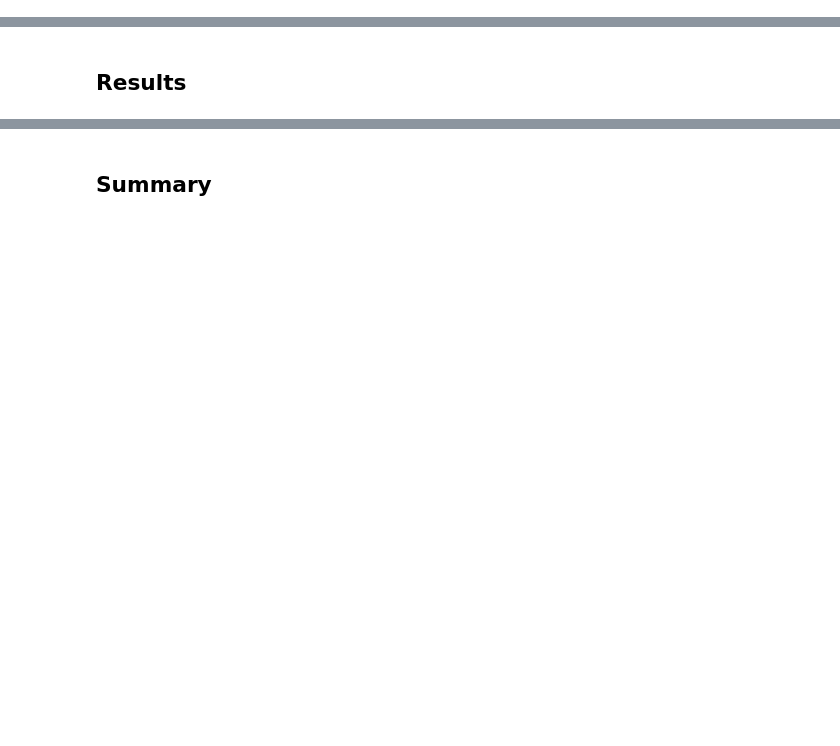
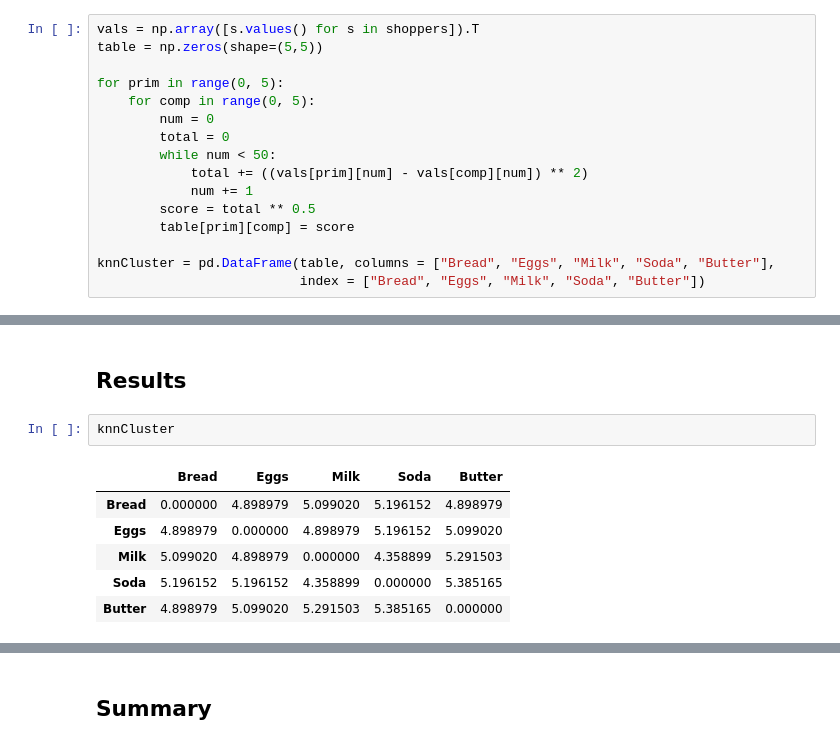
Before and after one commit to bmoretz/MSDS-DataEngineering, a Jupyter notebook: 10_KNN.ipynb, the cells around one changed output, grey strips where cells are left out. Saved outputs shown, nothing was run; the diff lists cells and outputs as text; blank space fills up the shorter version.

```diff
--- a/10_KNN.ipynb
+++ b/10_KNN.ipynb
@@ -26,0 +99,16 @@ IPython.OutputArea.prototype._should_scroll = function(lines) {
+# %%
+vals = np.array([s.values() for s in shoppers]).T
+table = np.zeros(shape=(5,5))
+
+for prim in range(0, 5):
+    for comp in range(0, 5):
+        num = 0
+        total = 0
+        while num < 50:
+            total += ((vals[prim][num] - vals[comp][num]) ** 2)
+            num += 1
+        score = total ** 0.5
+        table[prim][comp] = score
+
+knnCluster = pd.DataFrame(table, columns = ["Bread", "Eggs", "Milk", "Soda", "Butter"],
+                          index = ["Bread", "Eggs", "Milk", "Soda", "Butter"])
@@ -27,2 +123,11 @@ IPython.OutputArea.prototype._should_scroll = function(lines) {
 # %% [markdown]
 ## Results
+# %%
+knnCluster
+# %% [output]
+|  | Bread | Eggs | Milk | Soda | Butter |
+| Bread | 0.000000 | 4.898979 | 5.099020 | 5.196152 | 4.898979 |
+| Eggs | 4.898979 | 0.000000 | 4.898979 | 5.196152 | 5.099020 |
+| Milk | 5.099020 | 4.898979 | 0.000000 | 4.358899 | 5.291503 |
+| Soda | 5.196152 | 5.196152 | 4.358899 | 0.000000 | 5.385165 |
+| Butter | 4.898979 | 5.099020 | 5.291503 | 5.385165 | 0.000000 |
```
Also changed, not shown: parts of 11 cells of this notebook.
